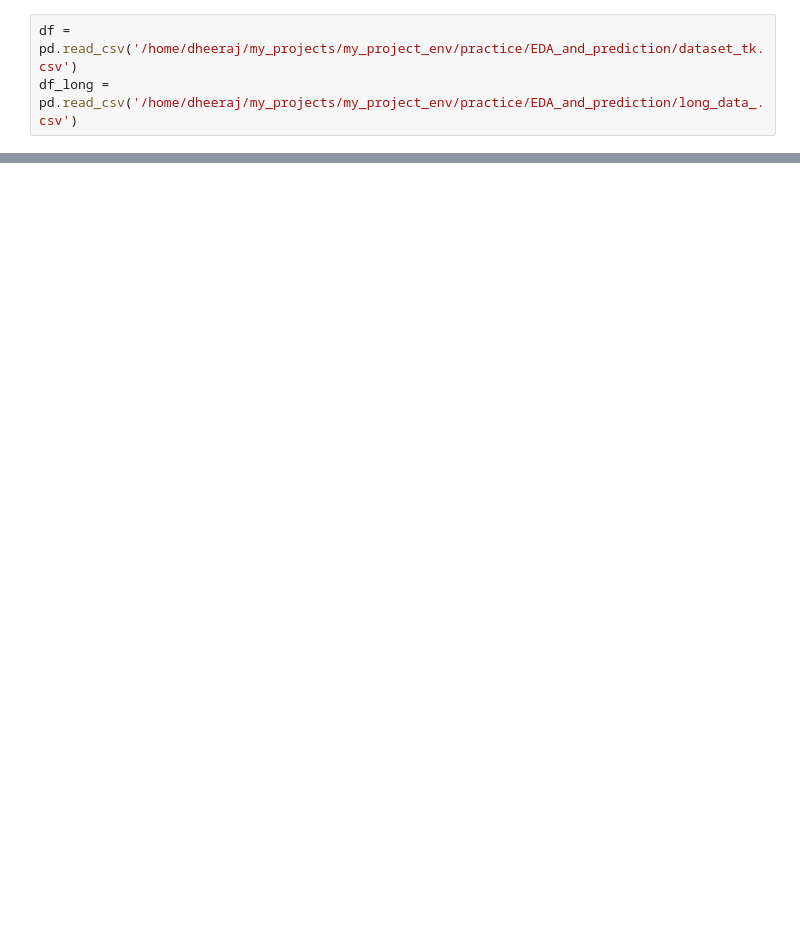
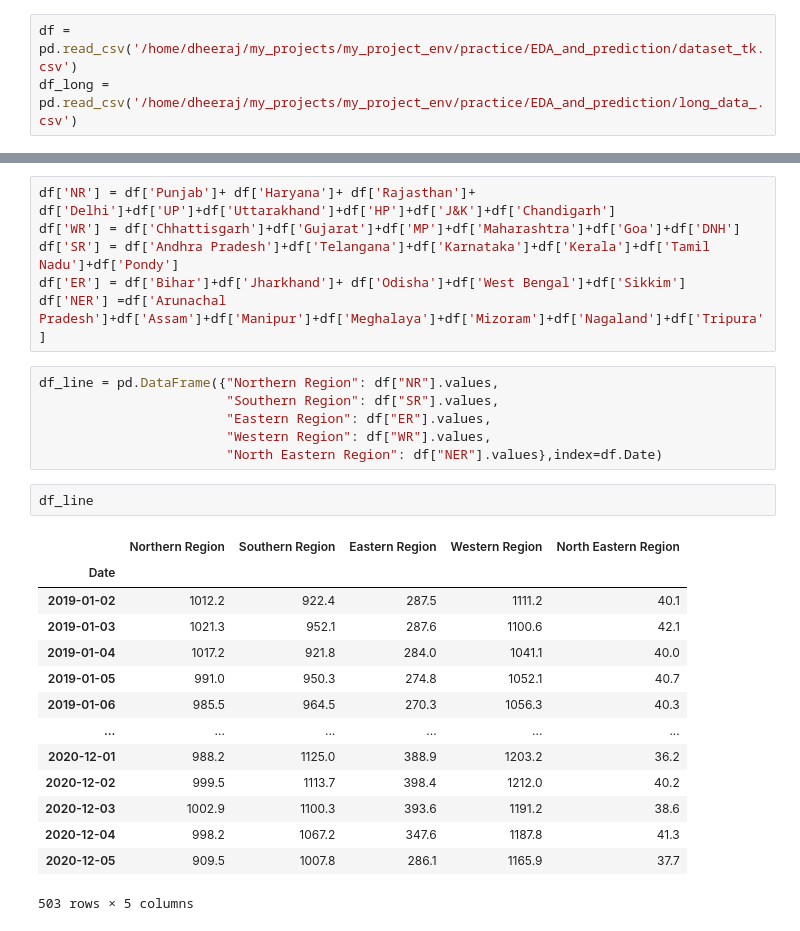
Before and after one commit to dheeraj-2000/Temp_prediction, a Jupyter notebook: EDA_Bokeh.ipynb, the cells around one changed output, grey strips where cells are left out. Saved outputs shown, nothing was run; the diff lists cells and outputs as text; blank space fills up the shorter version.

```diff
--- a/EDA_Bokeh.ipynb
+++ b/EDA_Bokeh.ipynb
@@ -15,0 +56,29 @@ df_long = pd.read_csv('/home/dheeraj/my_projects/my_project_env/practice/EDA_and
+# %%
+df['NR'] = df['Punjab']+ df['Haryana']+ df['Rajasthan']+ df['Delhi']+df['UP']+df['Uttarakhand']+df['HP']+df['J&K']+df['Chandigarh']
+df['WR'] = df['Chhattisgarh']+df['Gujarat']+df['MP']+df['Maharashtra']+df['Goa']+df['DNH']
+df['SR'] = df['Andhra Pradesh']+df['Telangana']+df['Karnataka']+df['Kerala']+df['Tamil Nadu']+df['Pondy']
+df['ER'] = df['Bihar']+df['Jharkhand']+ df['Odisha']+df['West Bengal']+df['Sikkim']
+df['NER'] =df['Arunachal Pradesh']+df['Assam']+df['Manipur']+df['Meghalaya']+df['Mizoram']+df['Nagaland']+df['Tripura']
+# %%
+df_line = pd.DataFrame({"Northern Region": df["NR"].values,
+                        "Southern Region": df["SR"].values,
+                        "Eastern Region": df["ER"].values,
+                        "Western Region": df["WR"].values,
+                        "North Eastern Region": df["NER"].values},index=df.Date)
+# %%
+df_line
+# %% [output]
+|  | Northern Region | Southern Region | Eastern Region | Western Region | North Eastern Region |
+| Date |  |  |  |  |  |
+| 2019-01-02 | 1012.2 | 922.4 | 287.5 | 1111.2 | 40.1 |
+| 2019-01-03 | 1021.3 | 952.1 | 287.6 | 1100.6 | 42.1 |
+| 2019-01-04 | 1017.2 | 921.8 | 284.0 | 1041.1 | 40.0 |
+| 2019-01-05 | 991.0 | 950.3 | 274.8 | 1052.1 | 40.7 |
+| 2019-01-06 | 985.5 | 964.5 | 270.3 | 1056.3 | 40.3 |
+| ... | ... | ... | ... | ... | ... |
+| 2020-12-01 | 988.2 | 1125.0 | 388.9 | 1203.2 | 36.2 |
+| 2020-12-02 | 999.5 | 1113.7 | 398.4 | 1212.0 | 40.2 |
+| 2020-12-03 | 1002.9 | 1100.3 | 393.6 | 1191.2 | 38.6 |
+| 2020-12-04 | 998.2 | 1067.2 | 347.6 | 1187.8 | 41.3 |
+| 2020-12-05 | 909.5 | 1007.8 | 286.1 | 1165.9 | 37.7 |
+503 rows × 5 columns
```
Also changed, not shown: parts of 5 cells of this notebook, 1 other file.
